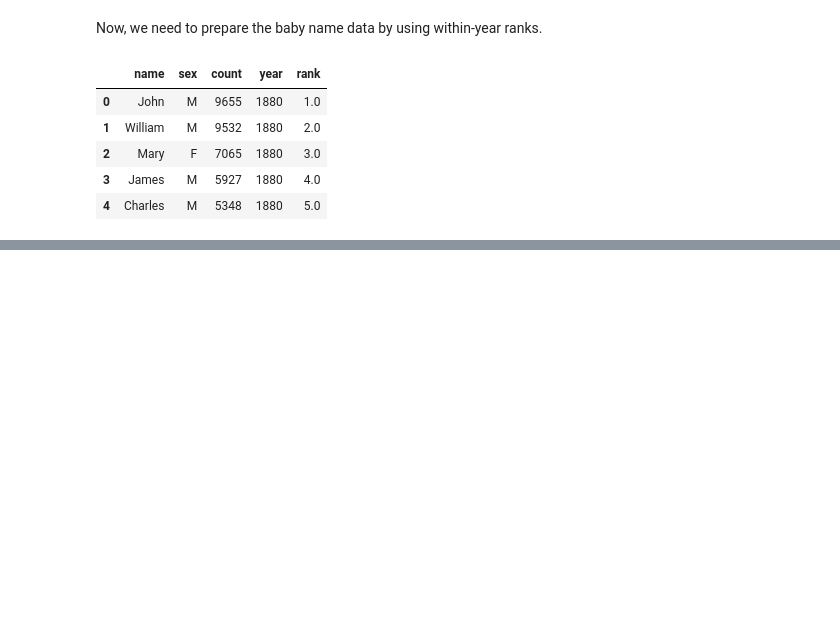
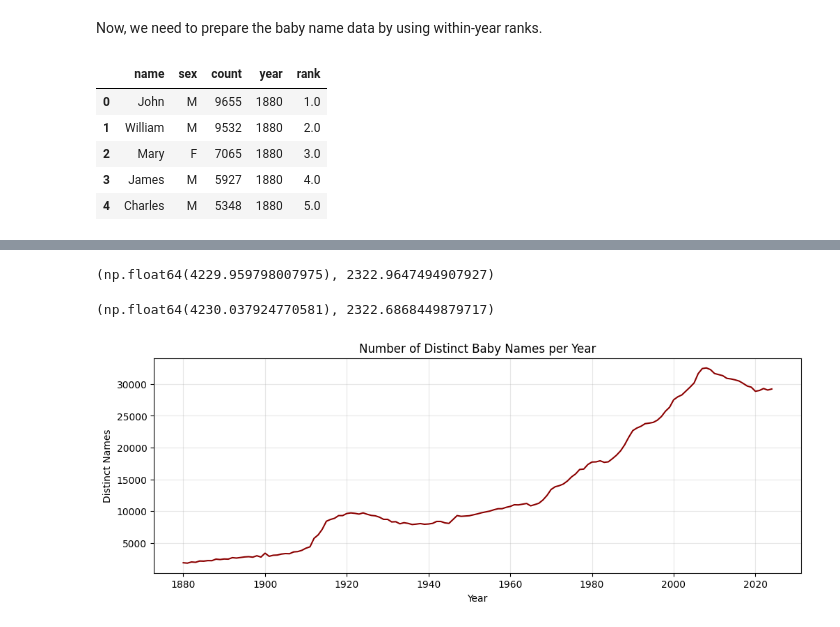
Before and after one commit to rachelrichey/trendybabies, a Jupyter notebook: trendybabies.ipynb, the cells around one changed output, grey strips where cells are left out. Saved outputs shown, nothing was run; the diff lists cells and outputs as text; code cells hidden in the pictures; blank space fills up the shorter version.

```diff
--- a/trendybabies.ipynb
+++ b/trendybabies.ipynb
@@ -227,0 +232,18 @@ Finally, we will merge each name/year row with the show of that year to join the
+# %%
+# working copy
+names = all_names.copy()
+
+# clean names
+names["name"] = names["name"].str.lower().str.strip()
+
+# births per year
+births = names.groupby("year")["count"].sum().rename("total_births")
+names = names.merge(births, on="year")
+
+# per-million normalization
+names["per_million"] = names["count"] / names["total_births"] * 1_000_000
+
+# within-year popularity rank (1 = most popular)
+names["rank"] = names.groupby("year")["count"].rank(method="first", ascending=False)
+
+names.head()
@@ -227,0 +375,53 @@ Finally, we will merge each name/year row with the show of that year to join the
+# %%
+features = ["prev_rank", "total_rank", "avg_rank", "num_characters", "lag0", "lag1", "lag2"]
+
+# time split
+train = names_influenced[names_influenced.year <= 2000]
+test  = names_influenced[names_influenced.year > 2000]
+
+X_train = train[features]
+X_test  = test[features]
+y_train = train["delta_rank"]
+y_test  = test["delta_rank"]
+
+# scale
+scaler = StandardScaler()
+X_train_scaled = scaler.fit_transform(X_train)
+X_test_scaled = scaler.transform(X_test)
+
+# fit ridge
+ridge = Ridge(alpha=1.0)
+ridge.fit(X_train_scaled, y_train)
+ridge_pred = ridge.predict(X_test_scaled)
+
+ridge_mse = mean_squared_error(y_test, ridge_pred)
+ridge_rmse = np.sqrt(ridge_mse)
+ridge_mae = mean_absolute_error(y_test, ridge_pred)
+
+ridge_rmse, ridge_mae
+# %% [output]
+(np.float64(4229.959798007975), 2322.9647494907927)
+# %%
+lasso = Lasso(alpha=0.1)
+lasso.fit(X_train_scaled, y_train)
+lasso_pred = lasso.predict(X_test_scaled)
+
+lasso_mse = mean_squared_error(y_test, lasso_pred)
+lasso_rmse = np.sqrt(lasso_mse)
+lasso_mae = mean_absolute_error(y_test, lasso_pred)
+
+lasso_rmse, lasso_mae
+# %% [output]
+(np.float64(4230.037924770581), 2322.6868449879717)
+# %%
+distinct = names.groupby("year")["name"].nunique()
+
+plt.figure(figsize=(12,4))
+plt.plot(distinct.index, distinct.values, color="darkred")
+plt.title("Number of Distinct Baby Names per Year")
+plt.xlabel("Year")
+plt.ylabel("Distinct Names")
+plt.grid(alpha=0.3)
+plt.show()
+# %% [output]
+[figure, added]
```
Also changed, not shown: parts of 13 cells of this notebook, 1 other file.
